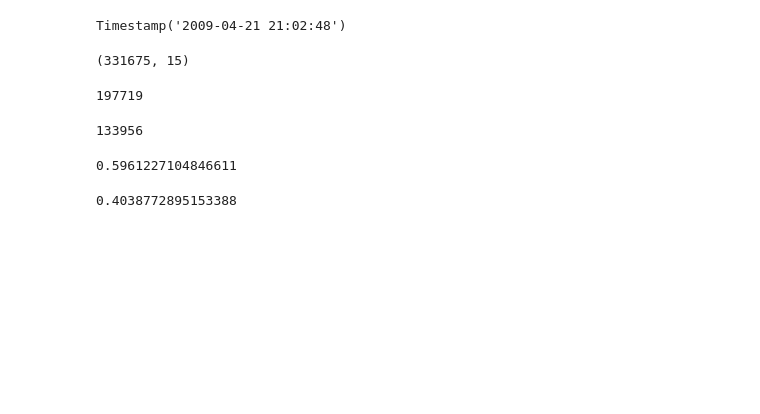
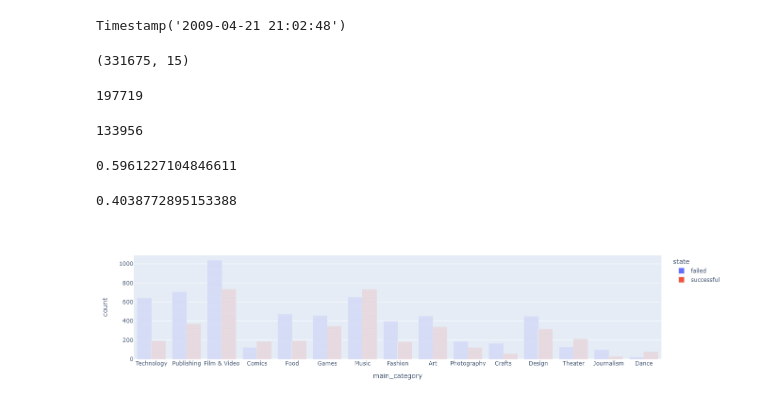
Before and after one commit to xduzao/Kickstarter, a Jupyter notebook: Análise.ipynb, the cells around one changed output. Drawn from its saved outputs; the diff is of its cells as text; code cells hidden in the pictures; blank space fills up the shorter version.

```diff
--- a/Análise.ipynb
+++ b/Análise.ipynb
@@ -71,3 +85,5 @@ failed_count/kickstarter_df.shape[0]
 successful_count/kickstarter_df.shape[0]
 # %% [output]
 0.4038772895153388
+# %%
+kickstarter_df['count'] = 1
@@ -73,0 +92,5 @@ successful_count/kickstarter_df.shape[0]
+# %%
+fig = px.bar(kickstarter_df.sample(10000), x='main_category', y ='count',color= 'state', barmode='group')
+fig.show()
+# %% [output]
+[figure, added]
```
Also changed, not shown: parts of 6 cells of this notebook.
